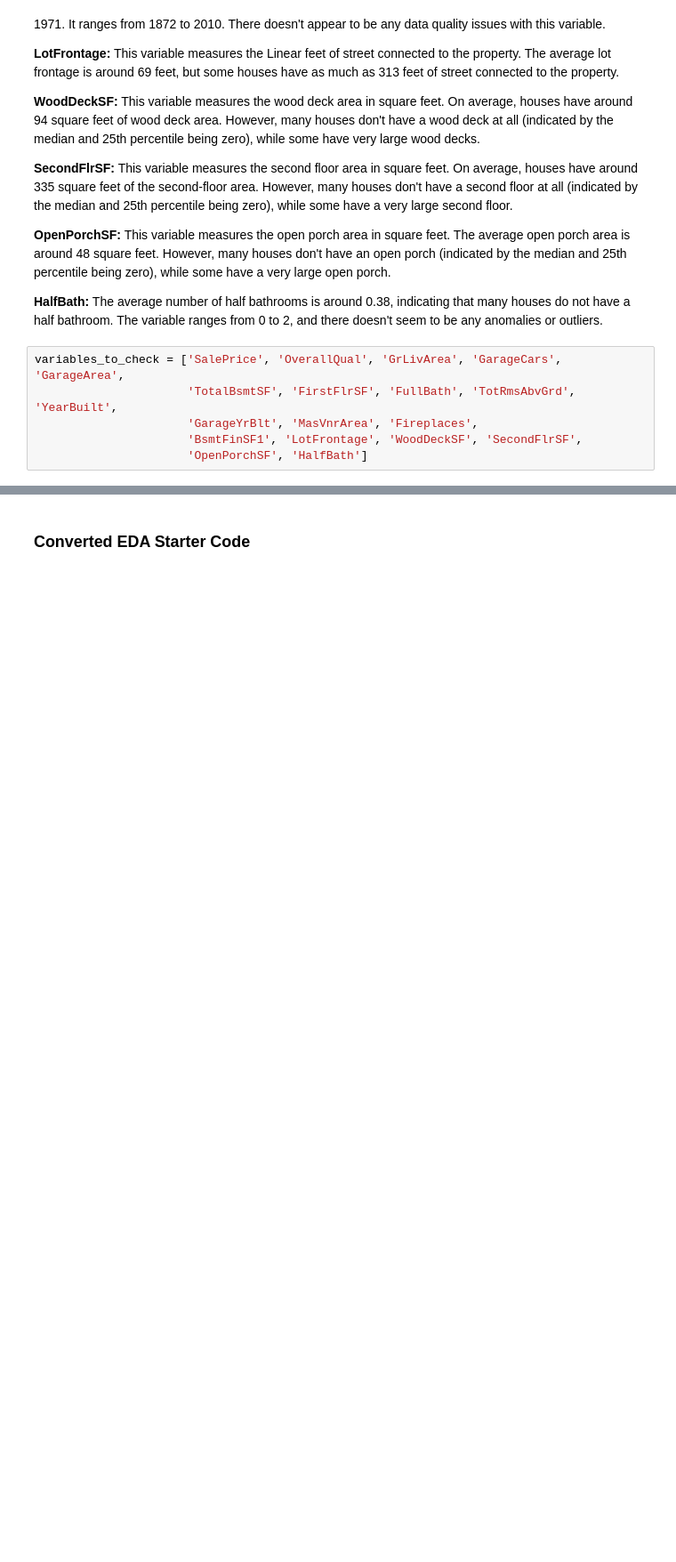
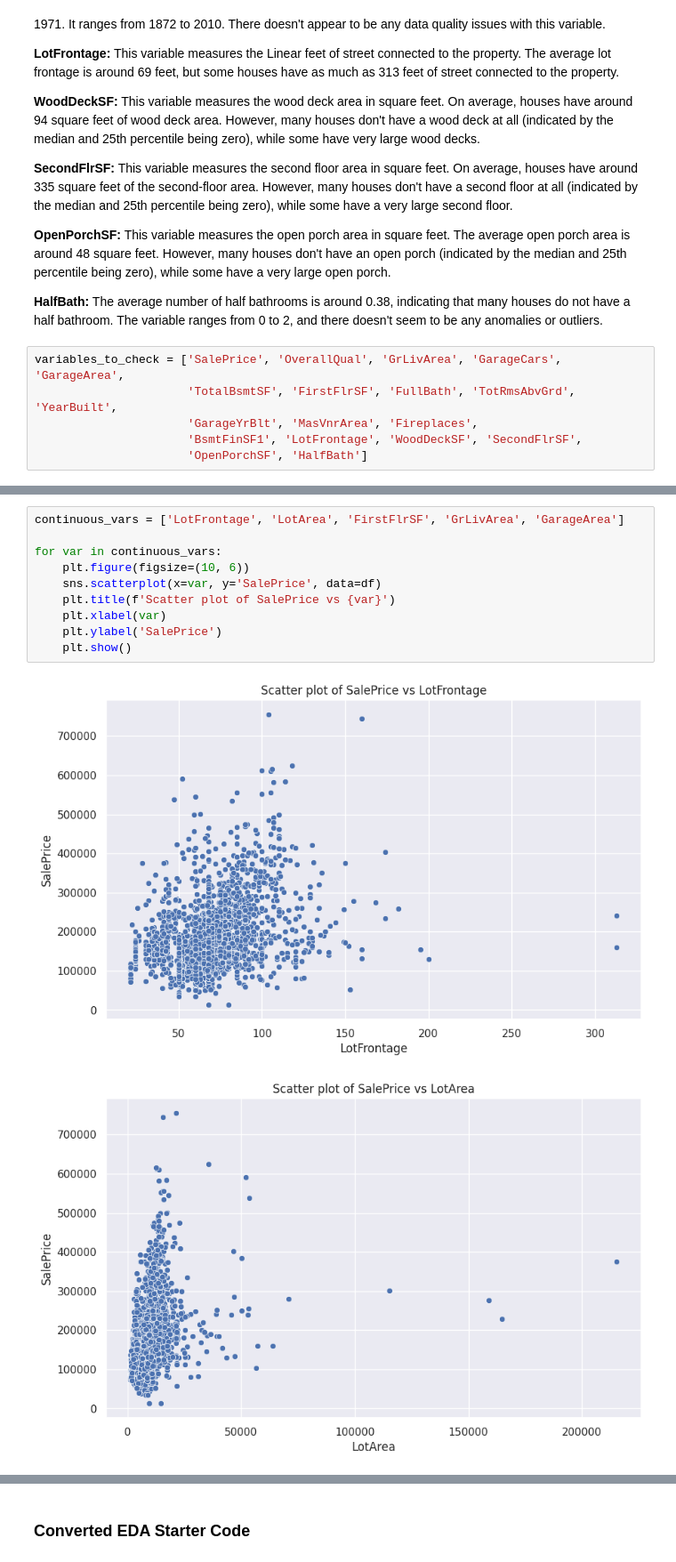
Before and after one commit to MichaelRocchio/msds_410, a Jupyter notebook: Assignment_1/rocchio_assign1.ipynb, the cells around one changed output, grey strips where cells are left out. Shown at 89% size. Saved outputs shown, nothing was run; the diff lists cells and outputs as text; blank space fills up the shorter version.

```diff
--- a/Assignment_1/rocchio_assign1.ipynb
+++ b/Assignment_1/rocchio_assign1.ipynb
@@ -315,0 +383,13 @@ ValueError: could not convert string to float: 'None'
+# %%
+continuous_vars = ['LotFrontage', 'LotArea', 'FirstFlrSF', 'GrLivArea', 'GarageArea']
+
+for var in continuous_vars:
+    plt.figure(figsize=(10, 6))
+    sns.scatterplot(x=var, y='SalePrice', data=df)
+    plt.title(f'Scatter plot of SalePrice vs {var}')
+    plt.xlabel(var)
+    plt.ylabel('SalePrice')
+    plt.show()
+# %% [output]
+[figure, added]
+[figure, added]
```
Also changed, not shown: parts of 7 cells of this notebook.
